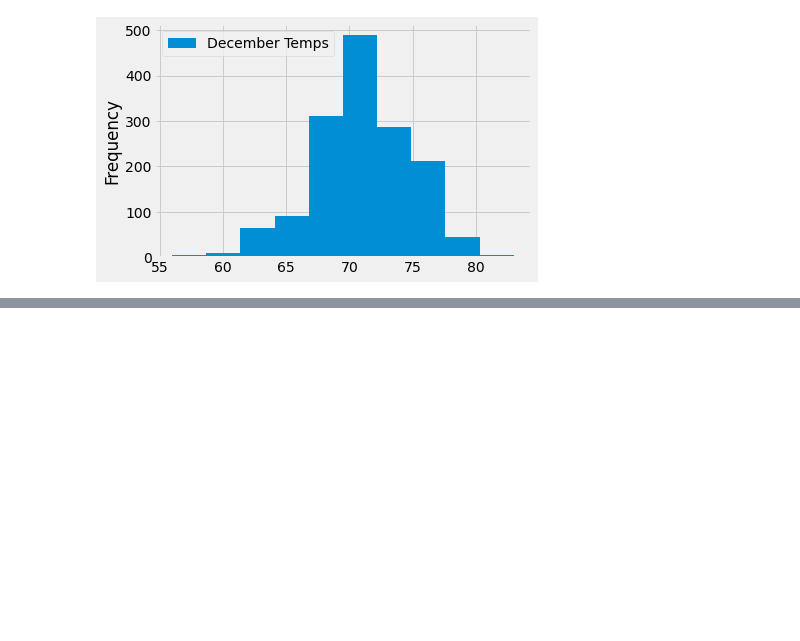
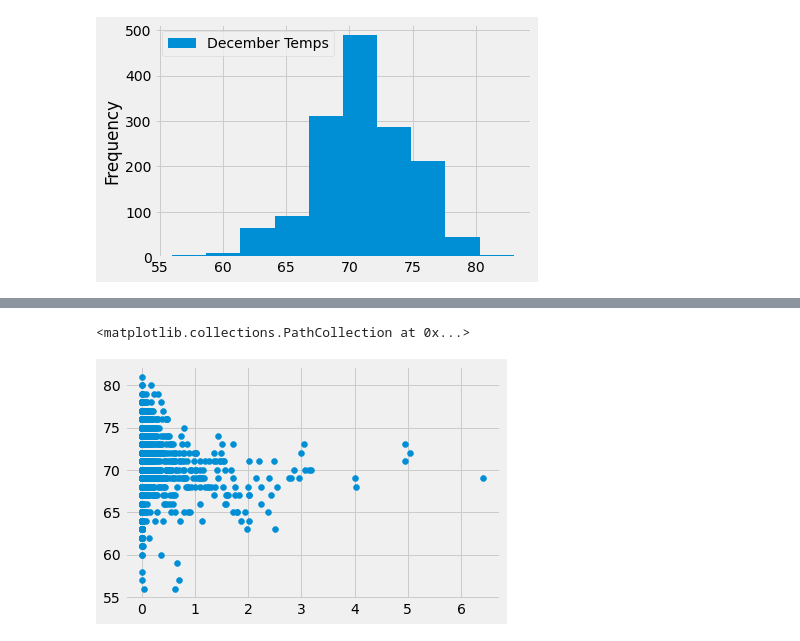
Before and after one commit to IJG-DR/surfs_up, a Jupyter notebook: SurfsUp_Challenge.ipynb, the cells around one changed output, grey strips where cells are left out. Cells and saved outputs as stored; diff of their text form; code cells hidden in the pictures; blank space fills up the shorter version.

```diff
--- a/SurfsUp_Challenge.ipynb
+++ b/SurfsUp_Challenge.ipynb
@@ -84,0 +85,5 @@ june_results_test_df.describe()
+# %%
+december_results_test = []
+december_results_test = session.query(Measurement.date,Measurement.tobs,Measurement.prcp).filter(extract('month', Measurement.date) == 12 ).all()
+december_results_test_df = pd.DataFrame(december_results_test, columns = ['December Dates','December Temps','December Precip.'])
+december_results_test_df
@@ -186,0 +226,6 @@ december_temp_df.plot.hist(bins=10)
+# %%
+# Plot the December temperature vs. precipitation
+plt.scatter(december_results_test_df['December Precip.'],december_results_test_df['December Temps'])
+# %% [output]
+<matplotlib.collections.PathCollection at 0x...>
+[figure, added]
```
Also changed, not shown: parts of 5 cells of this notebook, 6 other files.
